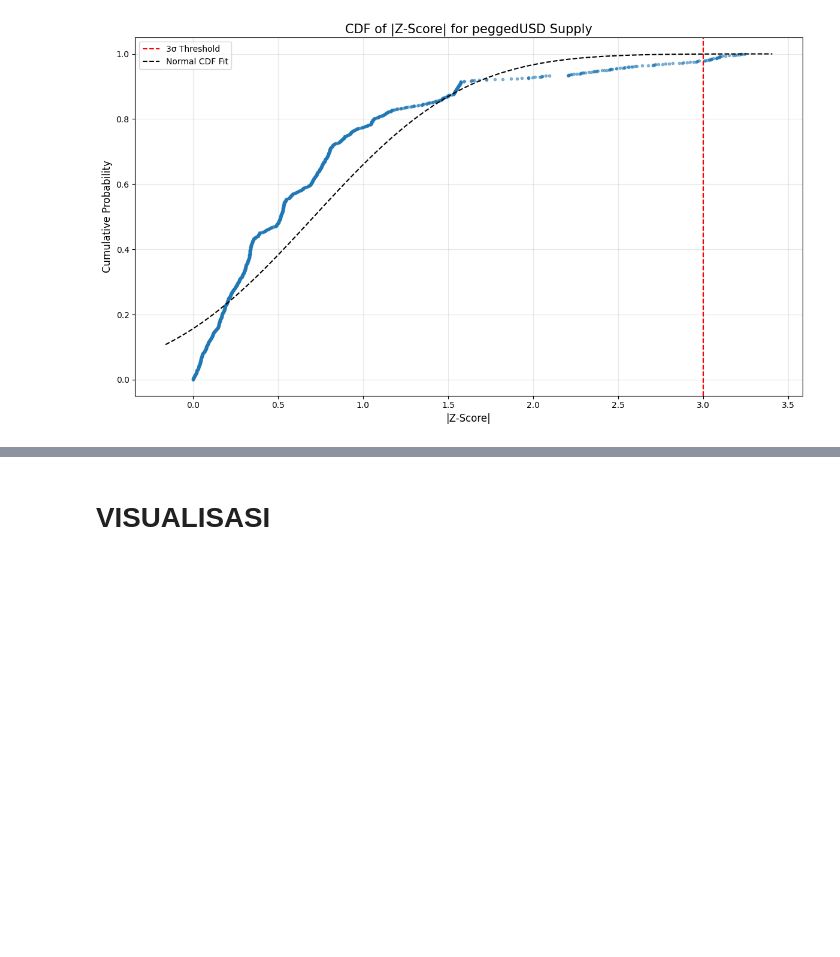
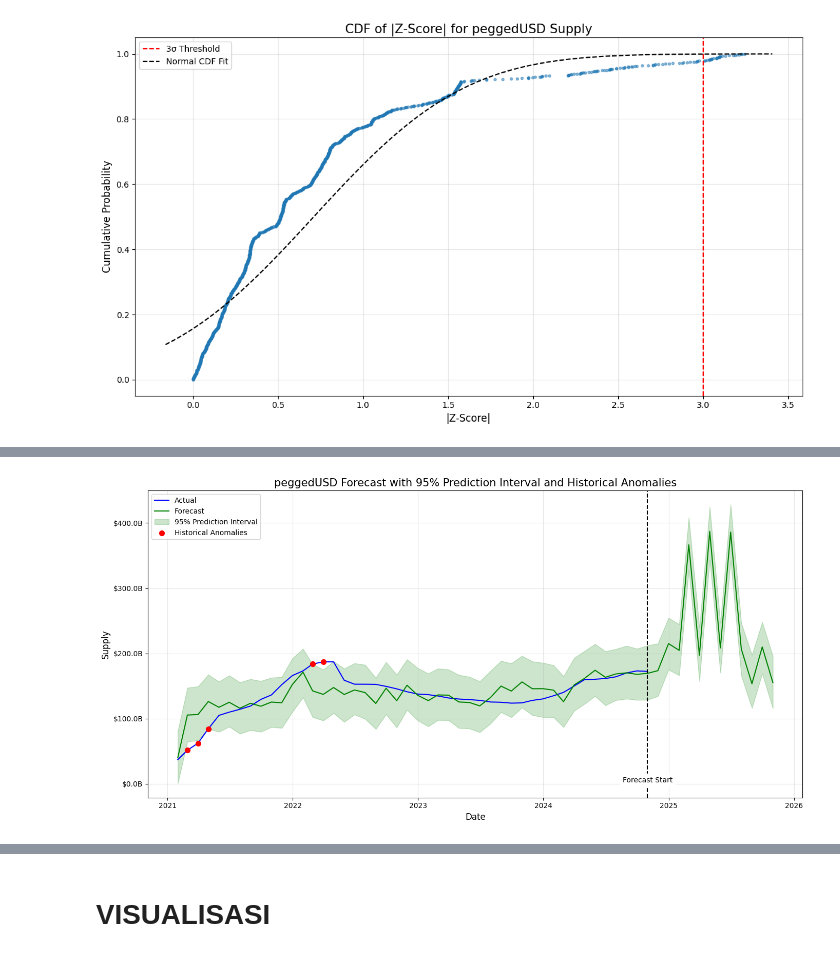
Before and after one commit to AlthafSyakirMaulana/stablecoin-insights, a Jupyter notebook: Data_Analyst.ipynb, the cells around one changed output, grey strips where cells are left out. Saved outputs shown, nothing was run; the diff lists cells and outputs as text; code cells hidden in the pictures; blank space fills up the shorter version.

```diff
--- a/Data_Analyst.ipynb
+++ b/Data_Analyst.ipynb
@@ -381,0 +489,68 @@ if len(usd_data) > 0 and usd_data.std() > 0:  # Check for valid data
+# %%
+# Forecasting with Anomaly Bands
+# Let's use Prophet to generate forecast with prediction intervals
+
+# Create a dataframe for Prophet
+prophet_df = monthly.reset_index().rename(columns={'date': 'ds', 'peggedUSD': 'y'})
+
+# Initialize and fit the model
+m = Prophet(
+    yearly_seasonality=True,
+    weekly_seasonality=False,
+    daily_seasonality=False,
+    interval_width=0.95  # 95% prediction interval
+)
+m.add_seasonality(name='monthly', period=30.5, fourier_order=5)
+m.fit(prophet_df)
+
+# Make future dataframe for 12 months
+future = m.make_future_dataframe(periods=12, freq='M')
+forecast = m.predict(future)
+
+# Plot the forecast with uncertainty intervals
+fig, ax = plt.subplots(figsize=(14, 7))
+
+# Plot actual values
+ax.plot(prophet_df['ds'], prophet_df['y'], label='Actual', color='blue')
+
+# Plot forecast
+ax.plot(forecast['ds'], forecast['yhat'], label='Forecast', color='green', linestyle='-')
+ax.fill_between(forecast['ds'], forecast['yhat_lower'], forecast['yhat_upper'],
+               color='green', alpha=0.2, label='95% Prediction Interval')
+
+# Identify historical values outside the predicted range (if forecast were made)
+actual_data = prophet_df.set_index('ds')
+historical_forecast = forecast[forecast['ds'].isin(actual_data.index)]
+if not historical_forecast.empty:
+    historical_forecast_indexed = historical_forecast.set_index('ds')
+    common_idx = actual_data.index.intersection(historical_forecast_indexed.index)
+
+    if len(common_idx) > 0:
+        historical_anomalies = actual_data.loc[
+            (actual_data.loc[common_idx, 'y'] < historical_forecast_indexed.loc[common_idx, 'yhat_lower']) |
+            (actual_data.loc[common_idx, 'y'] > historical_forecast_indexed.loc[common_idx, 'yhat_upper'])
+        ]
+
+        # Mark historical anomalies
+        if not historical_anomalies.empty:
+            ax.scatter(historical_anomalies.index, historical_anomalies['y'],
+                      color='red', s=50, zorder=5, label='Historical Anomalies')
+
+# Format plot
+ax.set_title('peggedUSD Forecast with 95% Prediction Interval and Historical Anomalies', fontsize=15)
+ax.set_xlabel('Date', fontsize=12)
+ax.set_ylabel('Supply', fontsize=12)
+ax.yaxis.set_major_formatter(FuncFormatter(billions))
+ax.grid(True, alpha=0.3)
+ax.legend(loc='upper left')
+
+# Vertical line separating history from forecast
+last_date = prophet_df['ds'].max()
+ax.axvline(x=last_date, color='black', linestyle='--')
+ax.text(last_date, ax.get_ylim()[0] + (ax.get_ylim()[1] - ax.get_ylim()[0])*0.05,
+       'Forecast Start', ha='center', backgroundcolor='white')
+
+plt.tight_layout()
+plt.savefig('forecast_with_anomalies.png', dpi=300)
+plt.show()
+# %% [output]
@@ -381,0 +559 @@ if len(usd_data) > 0 and usd_data.std() > 0:  # Check for valid data
+[figure, added]
```
Also changed, not shown: parts of 11 cells of this notebook.
